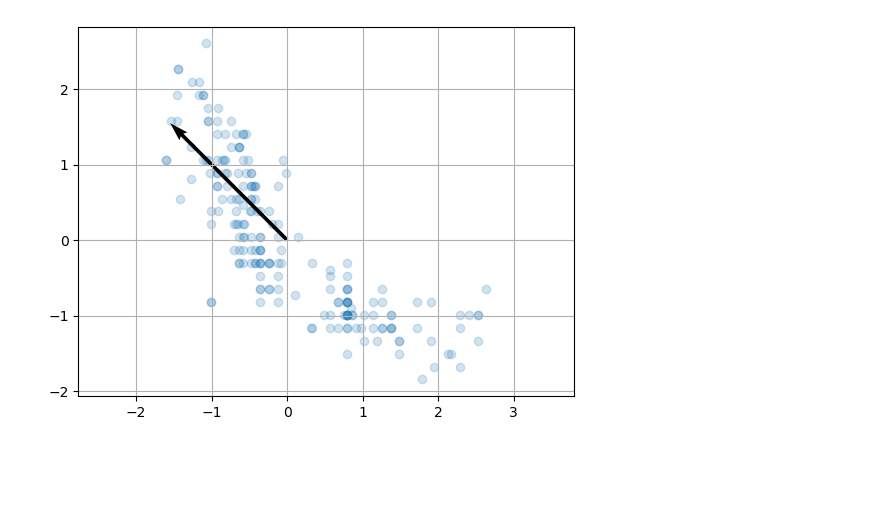
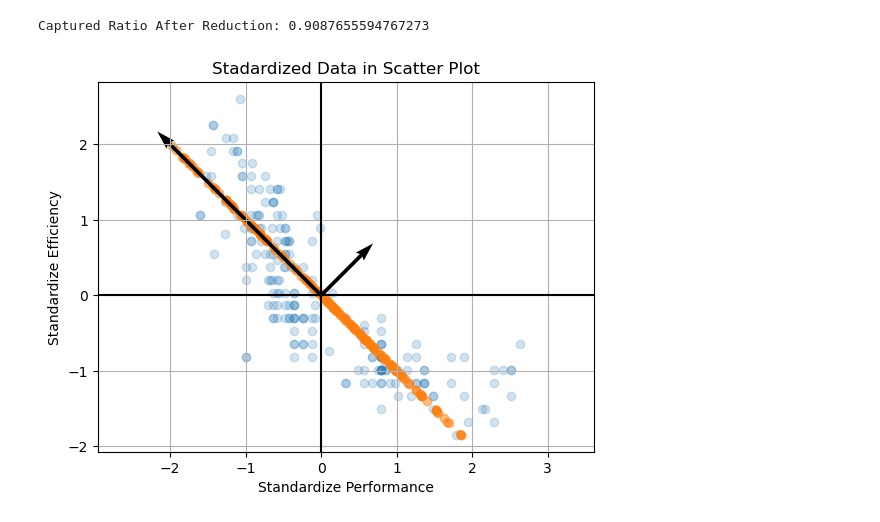
Before and after one commit to wit03/horsepows-vs-mpg, a Jupyter notebook: code.ipynb, the cells around one changed output. Cells and saved outputs as stored; diff of their text form; code cells hidden in the pictures; blank space fills up the shorter version.

```diff
--- a/code.ipynb
+++ b/code.ipynb
@@ -44,7 +26,0 @@ print(array_data)
-# %%
-# Standardize the data + Calculate covariance matrix
-std_scaler = StandardScaler()
-array_data = std_scaler.fit_transform(array_data)
-# array_data = preprocessing.scale(array_data)
-plt.scatter(array_data[:, 1], array_data[:, 0])
-plt.grid()
@@ -52,0 +34,11 @@ plt.grid()
+# %%
+# Standardization and center data the data
+array_data = preprocessing.scale(array_data)
+plt.title(f'Stadardized Data in Scatter Plot')
+plt.xlabel('Standardize Performance')
+plt.ylabel('Standardize Efficiency')
+plt.grid()
+plt.axis('equal')
+plt.axhline(0, color='black')
+plt.axvline(0, color='black')
+plt.scatter(array_data[:, 1], array_data[:, 0])
@@ -53,10 +48,9 @@ plt.grid()
 # %%
 #PCA
 pca = PCA(n_components=2, whiten=True)
-pca.fit_transform(array_data)
+pca.fit(array_data)
 
-print(pca.components_)
-print(pca.explained_variance_)
-print(sum(pca.explained_variance_ratio_))
-print(pca.mean_)
+print("Component Vector (Eigenvector):",pca.components_)
+print("Component Vector Weight (Eigenvector):",pca.explained_variance_)
+print("Captured Ratio:",sum(pca.explained_variance_ratio_))
 # %% [output]
@@ -68,8 +76,24 @@ print(pca.mean_)
+# %%
+# Calculate PCA for dimension reduction
+pca_new = PCA(n_components=1)
+pca_new.fit(array_data)
+array_data_pca = pca_new.transform(array_data)
+array_data_new = pca_new.inverse_transform(array_data_pca)
+print("Captured Ratio After Reduction:",sum(pca_new.explained_variance_ratio_))
+# %% [output]
+Captured Ratio After Reduction: 0.9087655594767273
 # %%
-# plot data for eigenvector
+# plot all data
+plt.title(f'Stadardized Data in Scatter Plot')
+plt.xlabel('Standardize Performance')
+plt.ylabel('Standardize Efficiency')
+plt.axhline(0, color='black')
+plt.axvline(0, color='black')
 plt.scatter(array_data[:, 1], array_data[:, 0], alpha=0.2)
-plt.quiver(0,0,pca.components_[0,0],pca.components_[0,1], scale=3)
+plt.scatter(array_data_new[:, 0], array_data_new[:, 1], alpha=0.5)
+plt.quiver(0,0,pca.components_[0,0],pca.components_[0,1], scale= (5 * np.sqrt(pca.explained_variance_[1])))
+plt.quiver(0,0,pca.components_[1,0],pca.components_[1,1], scale= (5 * np.sqrt(pca.explained_variance_[0])))
 plt.axis('equal')
 plt.grid()
 # %% [output]
-[figure, old version]
+[figure, new version]
```
Also changed, not shown: parts of 12 cells of this notebook.
